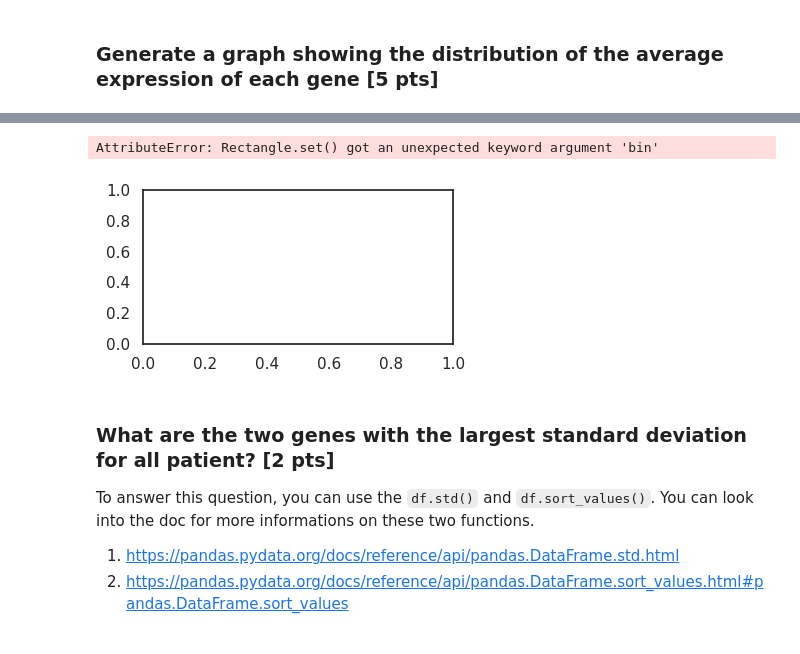
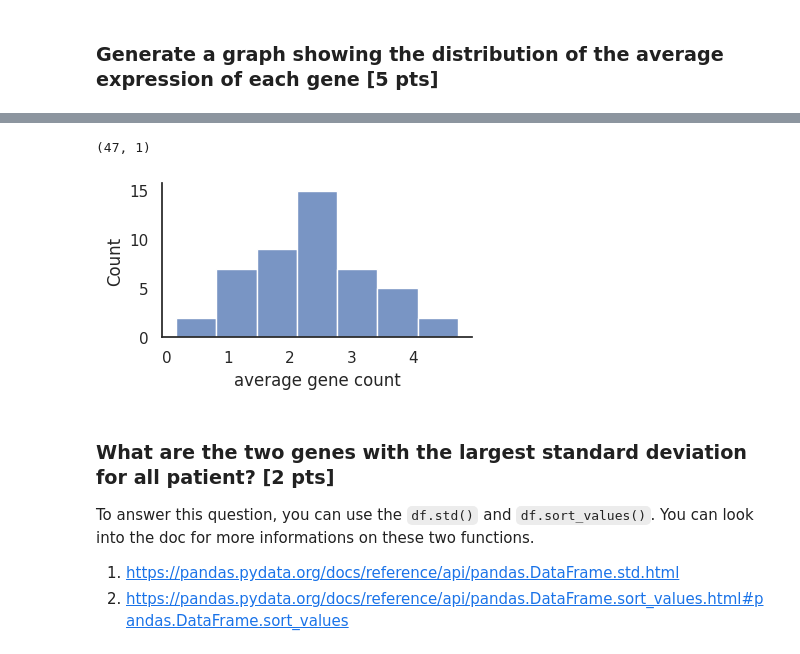
Before and after one commit to nancy-aloy/BIM6065C, a Jupyter notebook: notebooks/exercices_good_practices.ipynb, the cells around one changed output, grey strips where cells are left out. Saved outputs shown, nothing was run; the diff lists cells and outputs as text; code cells hidden in the pictures.

Commit message:
updated version with finished distribution graph

```diff
--- a/notebooks/exercices_good_practices.ipynb
+++ b/notebooks/exercices_good_practices.ipynb
@@ -154,7 +146,14 @@ dtype: float64
+# %%
+genes_average_df = pd.DataFrame(genes_average, columns=["average gene count"])
+genes_average_df.shape
+# %% [output]
+(47, 1)
 # %%
+
+sns.histplot(genes_average_df, x="average gene count")
+sns.despine()
 # %% [output]
-AttributeError: Rectangle.set() got an unexpected keyword argument 'bin'
-[figure, old version]
+[figure, new version]
 # %% [markdown]
 ### What are the two genes with the largest standard deviation for all patient? [2 pts]
 To answer this question, you can use the `df.std()` and `df.sort_values()`. You can look into the doc for more informations on these two functions.
```
Also changed, not shown: parts of 2 cells of this notebook.
